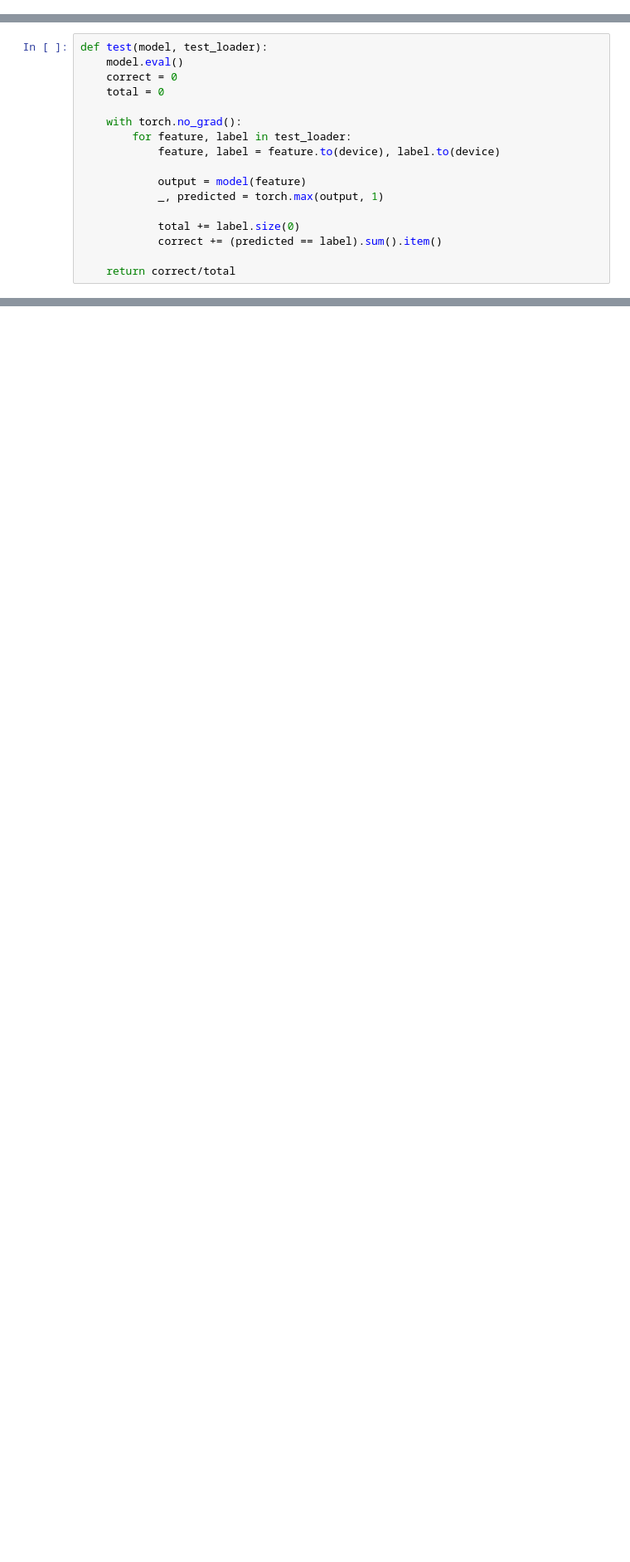
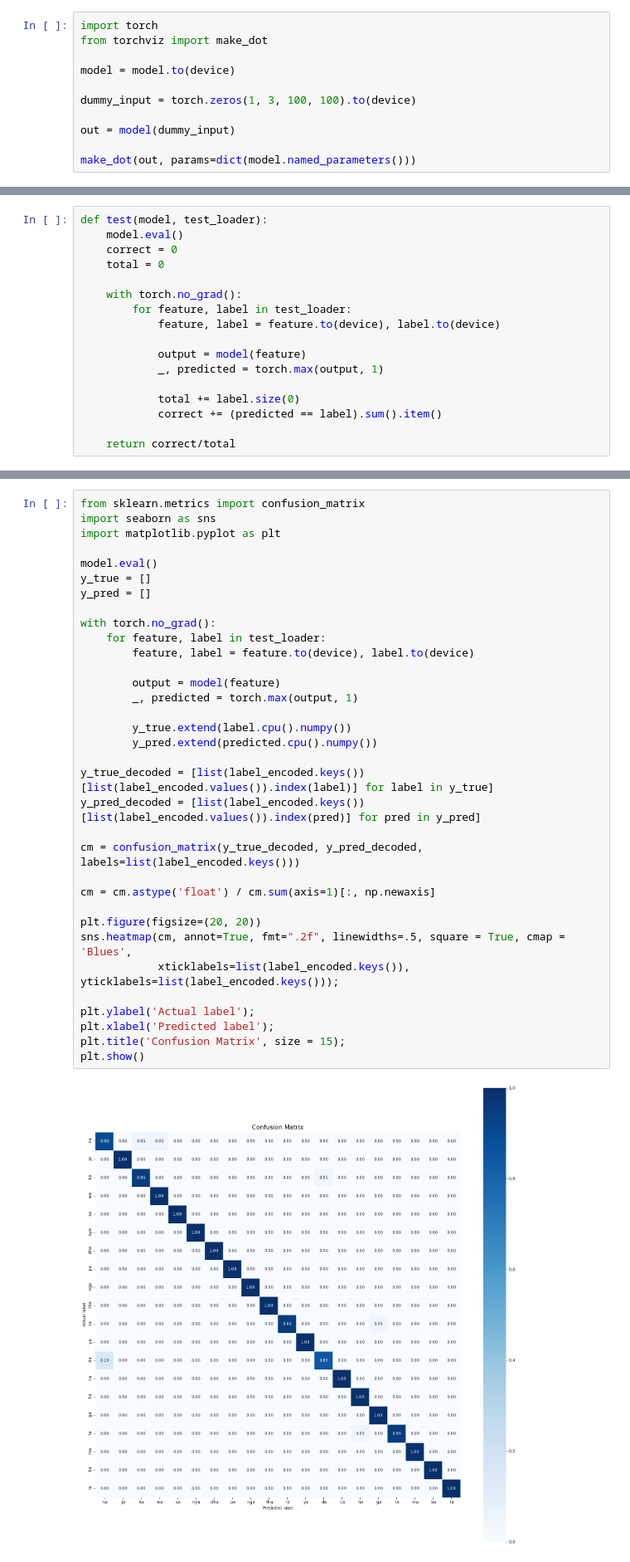
Before and after one commit to elskow/hanacaraka-classifier, a Jupyter notebook: prototype/hanacaraka-classifier-mobilenet.ipynb, the cells around one changed output, grey strips where cells are left out. Shown: that part at 83% size. Cells and saved outputs as stored; diff of their text form; blank space fills up the shorter version.

```diff
--- a/prototype/hanacaraka-classifier-mobilenet.ipynb
+++ b/prototype/hanacaraka-classifier-mobilenet.ipynb
@@ -329,0 +362,11 @@ Downloading: "https://download.pytorch.org/models/mobilenet_v2-7ebf99e0.pth" to
+# %%
+import torch
+from torchviz import make_dot
+
+model = model.to(device)
+
+dummy_input = torch.zeros(1, 3, 100, 100).to(device)
+
+out = model(dummy_input)
+
+make_dot(out, params=dict(model.named_parameters()))
@@ -434,3 +466,39 @@ test(model, test_loader)
+# %%
+from sklearn.metrics import confusion_matrix
+import seaborn as sns
+import matplotlib.pyplot as plt
+
+model.eval()
+y_true = []
+y_pred = []
+
+with torch.no_grad():
+    for feature, label in test_loader:
+        feature, label = feature.to(device), label.to(device)
+
+        output = model(feature)
+        _, predicted = torch.max(output, 1)
+
+        y_true.extend(label.cpu().numpy())
+        y_pred.extend(predicted.cpu().numpy())
+
+y_true_decoded = [list(label_encoded.keys())[list(label_encoded.values()).index(label)] for label in y_true]
+y_pred_decoded = [list(label_encoded.keys())[list(label_encoded.values()).index(pred)] for pred in y_pred]
+
+cm = confusion_matrix(y_true_decoded, y_pred_decoded, labels=list(label_encoded.keys()))
+
+cm = cm.astype('float') / cm.sum(axis=1)[:, np.newaxis]
+
+plt.figure(figsize=(20, 20))
+sns.heatmap(cm, annot=True, fmt=".2f", linewidths=.5, square = True, cmap = 'Blues',
+            xticklabels=list(label_encoded.keys()), yticklabels=list(label_encoded.keys()));
+
+plt.ylabel('Actual label');
+plt.xlabel('Predicted label');
+plt.title('Confusion Matrix', size = 15);
+plt.show()
+# %% [output]
+[figure, added]
 # %%
 for feature, label in test_loader:
     feature, label = feature.to(device), label.to(device)
```
Also changed, not shown: parts of 13 cells of this notebook.
